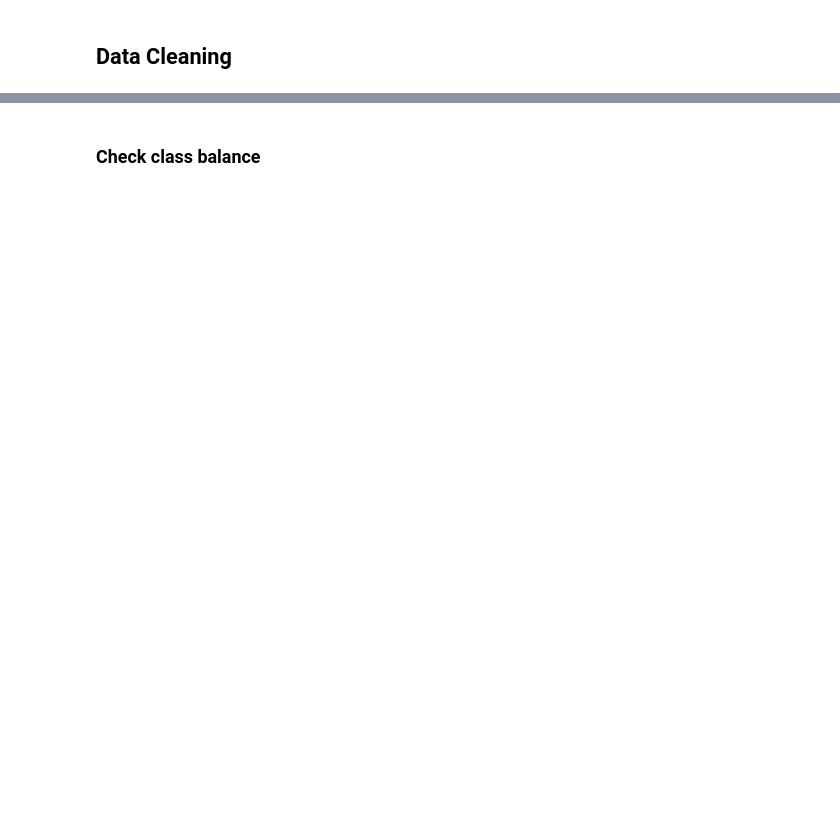
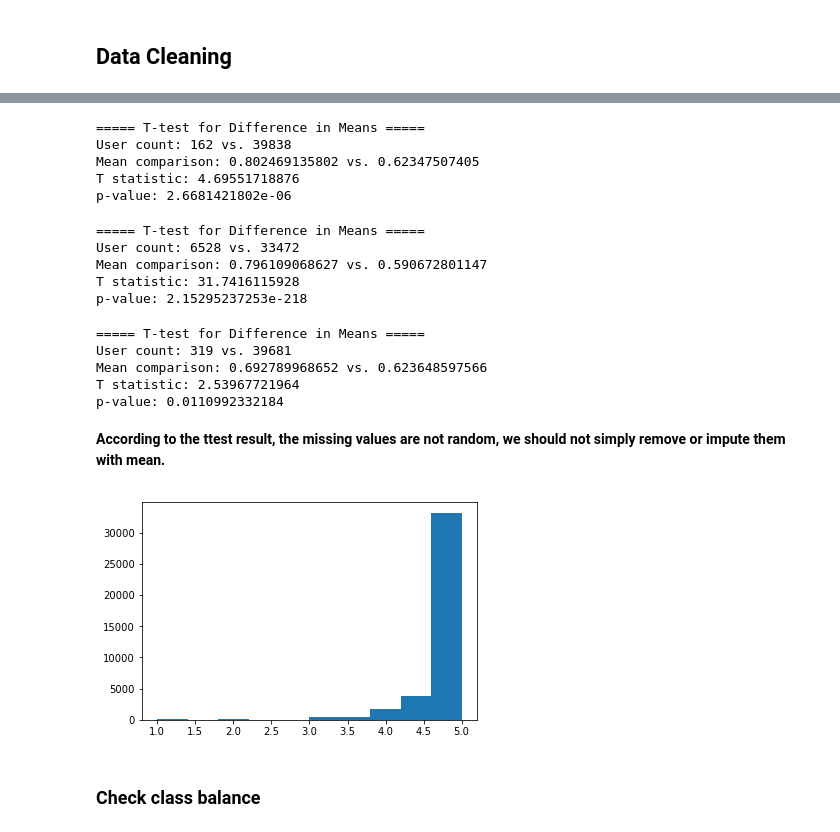
Before and after one commit to fzr72725/User_Churn_Analysis, a Jupyter notebook: User_Churn_Prediction.ipynb, the cells around one changed output, grey strips where cells are left out. Drawn from its saved outputs; the diff is of its cells as text; code cells hidden in the pictures; blank space fills up the shorter version.

```diff
--- a/User_Churn_Prediction.ipynb
+++ b/User_Churn_Prediction.ipynb
@@ -106,0 +98,3 @@ df_test = brutal_fillna(df_test_orig)
+# %%
+df_train['last_trip_date_new'] = pd.to_datetime(df_train['last_trip_date'])
+df_test['last_trip_date_new'] = pd.to_datetime(df_test['last_trip_date'])
@@ -106,0 +109,2 @@ df_test = brutal_fillna(df_test_orig)
+# %%
+date_cutoff = df_train['last_trip_date_new'].max() - datetime.timedelta(30, 0, 0)
@@ -167,0 +156,32 @@ dr_train_new.head()
+# %%
+run_ttest(df_train['churn'], df_train['avg_rating_by_driver'].isnull())
+# %% [output]
+===== T-test for Difference in Means =====
+User count: 162 vs. 39838
+Mean comparison: 0.802469135802 vs. 0.62347507405
+T statistic: 4.69551718876
+p-value: 2.6681421802e-06
+# %%
+run_ttest(df_train['churn'], df_train['avg_rating_of_driver'].isnull())
+# %% [output]
+===== T-test for Difference in Means =====
+User count: 6528 vs. 33472
+Mean comparison: 0.796109068627 vs. 0.590672801147
+T statistic: 31.7416115928
+p-value: 2.15295237253e-218
+# %%
+run_ttest(df_train['churn'], df_train['phone'].isnull())
+# %% [output]
+===== T-test for Difference in Means =====
+User count: 319 vs. 39681
+Mean comparison: 0.692789968652 vs. 0.623648597566
+T statistic: 2.53967721964
+p-value: 0.0110992332184
+# %% [markdown]
+**According to the ttest result, the missing values are not random, we should not simply remove or impute them with mean.**
+# %%
+# Check avg_rating_by_driver column's distribution
+plt.hist(df_train[-df_train['avg_rating_by_driver'].isnull()]['avg_rating_by_driver'])
+plt.show()
+# %% [output]
+[figure, added]
```
Also changed, not shown: parts of 29 cells of this notebook.
